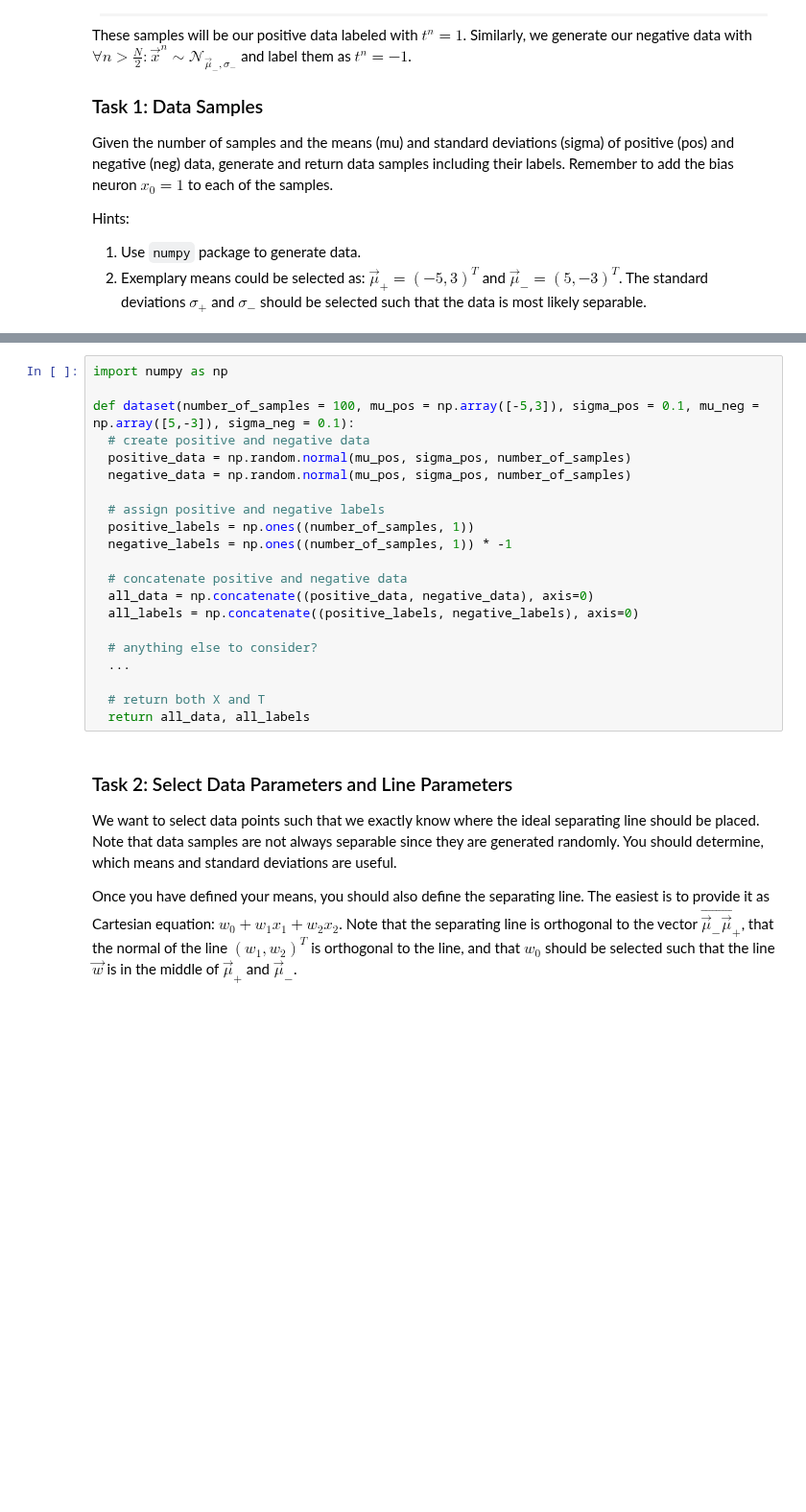
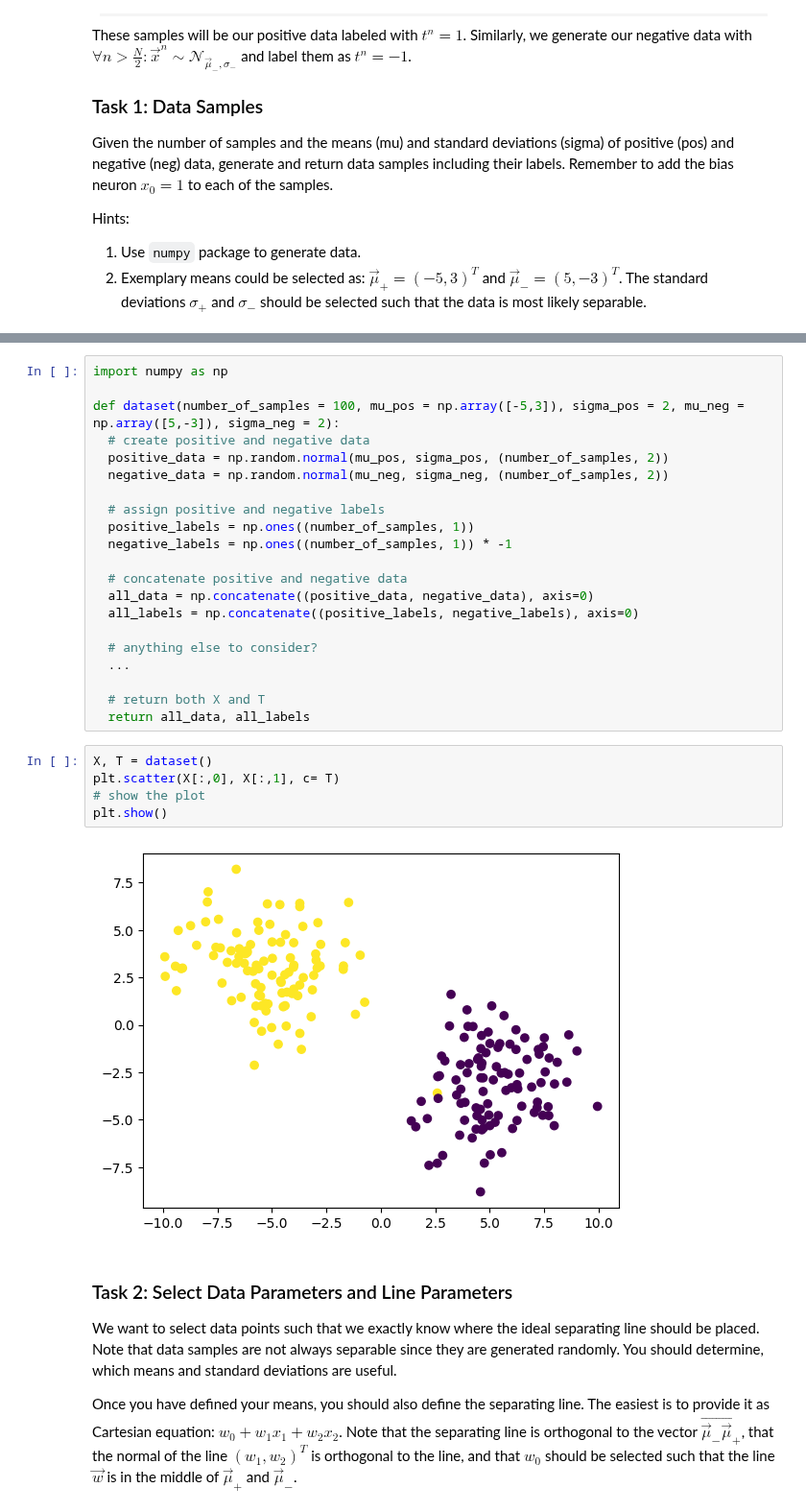
Before and after one commit to danielbarco/deeplearning, a Jupyter notebook: Assignment01.ipynb, the cells around one changed output, grey strips where cells are left out. Shown at 96% size. Saved outputs shown, nothing was run; the diff lists cells and outputs as text; blank space fills up the shorter version.

Commit message:
progress on the data

```diff
--- a/Assignment01.ipynb
+++ b/Assignment01.ipynb
@@ -42,10 +42,10 @@ plt.show()
 # %%
 import numpy as np
 
-def dataset(number_of_samples = 100, mu_pos = np.array([-5,3]), sigma_pos = 0.1, mu_neg = np.array([5,-3]), sigma_neg = 0.1):
+def dataset(number_of_samples = 100, mu_pos = np.array([-5,3]), sigma_pos = 2, mu_neg = np.array([5,-3]), sigma_neg = 2):
   # create positive and negative data
-  positive_data = np.random.normal(mu_pos, sigma_pos, number_of_samples)
-  negative_data = np.random.normal(mu_pos, sigma_pos, number_of_samples)
+  positive_data = np.random.normal(mu_pos, sigma_pos, (number_of_samples, 2))
+  negative_data = np.random.normal(mu_neg, sigma_neg, (number_of_samples, 2))
 
   # assign positive and negative labels
   positive_labels = np.ones((number_of_samples, 1))
@@ -60,6 +60,13 @@ def dataset(number_of_samples = 100, mu_pos = np.array([-5,3]), sigma_pos = 0.1,
 
   # return both X and T
   return all_data, all_labels
+# %%
+X, T = dataset()
+plt.scatter(X[:,0], X[:,1], c= T)
+# show the plot
+plt.show()
+# %% [output]
+[figure, added]
 # %% [markdown]
 ### Task 2: Select Data Parameters and Line Parameters
 
```
Also changed, not shown: parts of 4 cells of this notebook.
